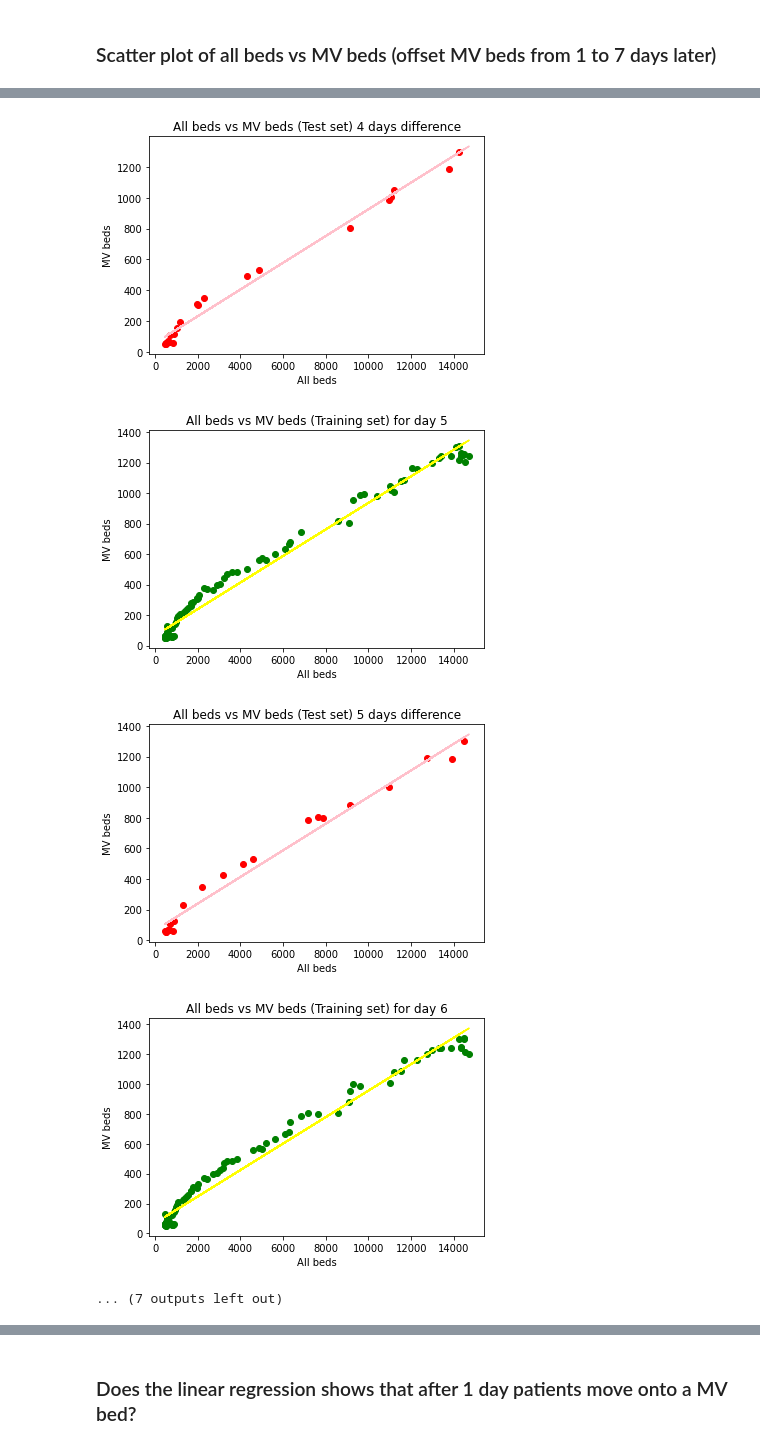
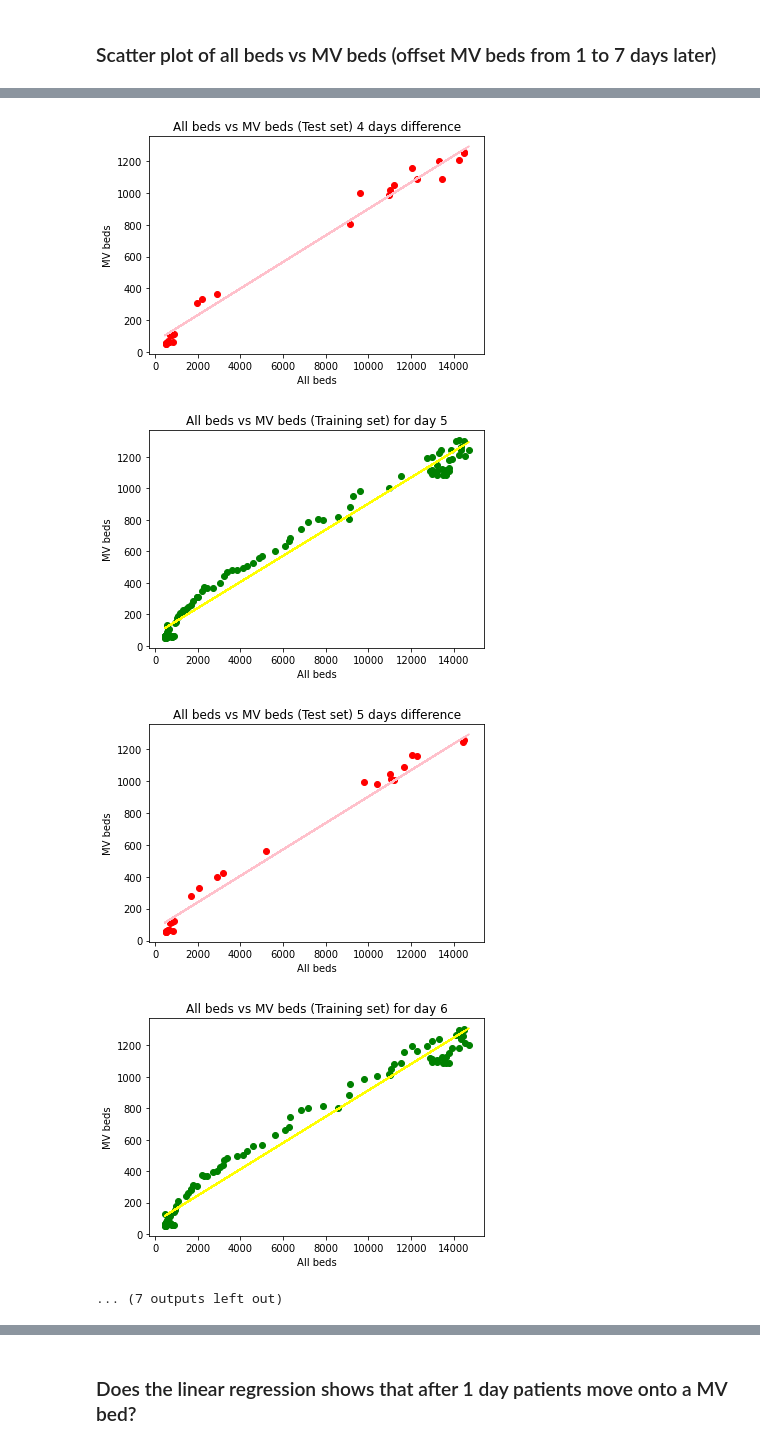
Before and after one commit to IvanSparrow71/Data_Science_Mini_Project, a Jupyter notebook: Percentage_on_MV.ipynb, the cells around one changed output, grey strips where cells are left out. Drawn from its saved outputs; the diff is of its cells as text; code cells hidden in the pictures.

Commit message:
Updated Data from NHS (15/12/2020)

```diff
--- a/Percentage_on_MV.ipynb
+++ b/Percentage_on_MV.ipynb
@@ -7,7 +7,7 @@ import scipy
 # %% [markdown]
 ### Assigning current 'Weekly-covid-admissions-and-bed-publication' to the variable 'current_covid_admissions' so data be updated weekly as new data becomes available
 # %%
-current_covid_admissions ='/Users/ivan/Desktop/PycharmProjects/Data_Science_Mini/Data/raw/Weekly-covid-admissions-and-beds-publication-201203'
+current_covid_admissions ='/Users/ivan/Desktop/PycharmProjects/Data_Science_Mini/Data/raw/Weekly-covid-admissions-and-beds-publication-201217'
 # %% [markdown]
 ### Extracting last date from 'All beds COVID' sheet (although any could have been used) and assigning it to variable last_day
 # %%
@@ -144,6 +144,7 @@ from sklearn import metrics
 # at day 0
 smallest_RMSE = 1000
 day = 1
+xlsx = pd.ExcelFile('%s.xlsx' % current_covid_admissions, engine='openpyxl')
 
 
 for i in range(1,10):
@@ -235,7 +236,7 @@ RMSE = 90.46854790012247
-[figure, old version]
+[figure, new version]
-[figure, old version]
+[figure, new version]
-[figure, old version]
+[figure, new version]
-[figure, old version]
+[figure, new version]
 ... (7 outputs left out)
 # %%
 print(f"The smallest RMSE is {smallest_RMSE.round(1)} from {day} difference")
```
Also changed, not shown: parts of 6 cells of this notebook, 1 other file.
